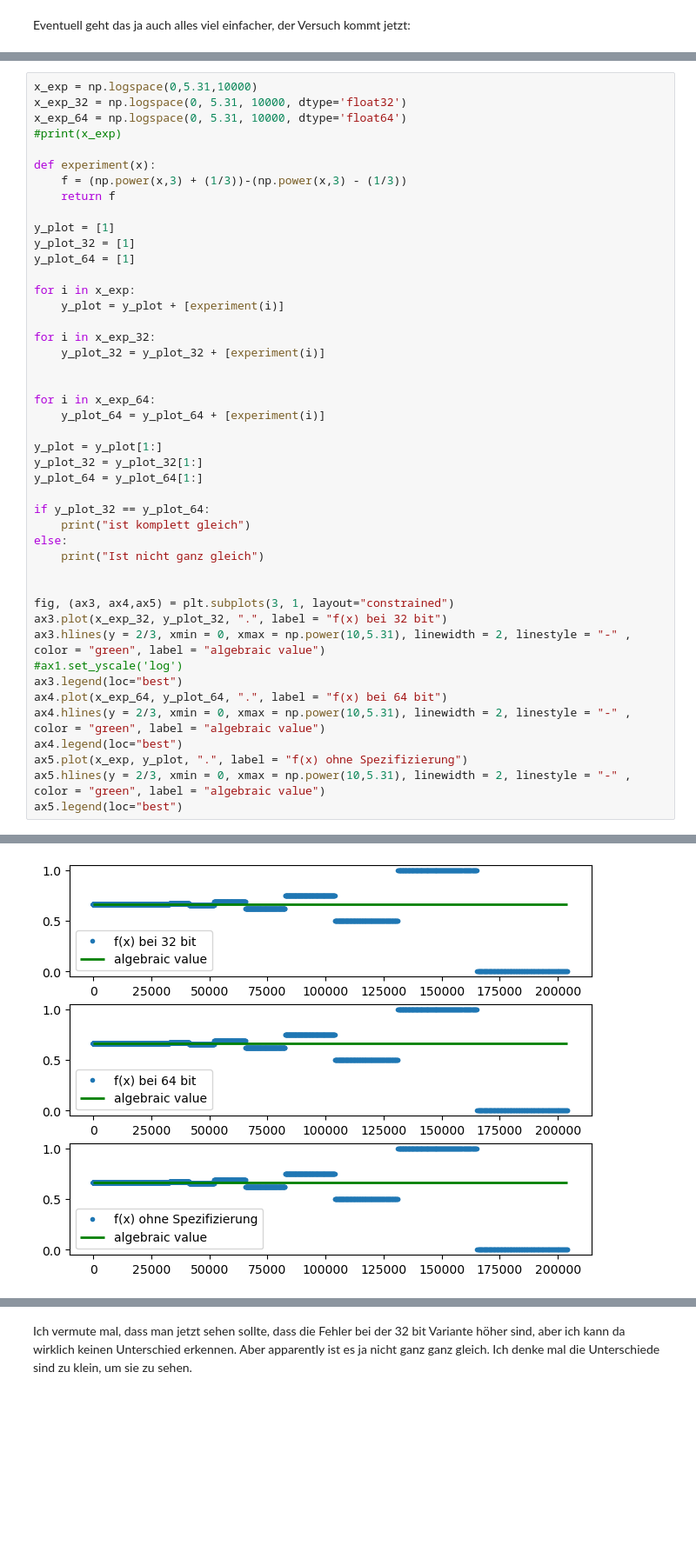
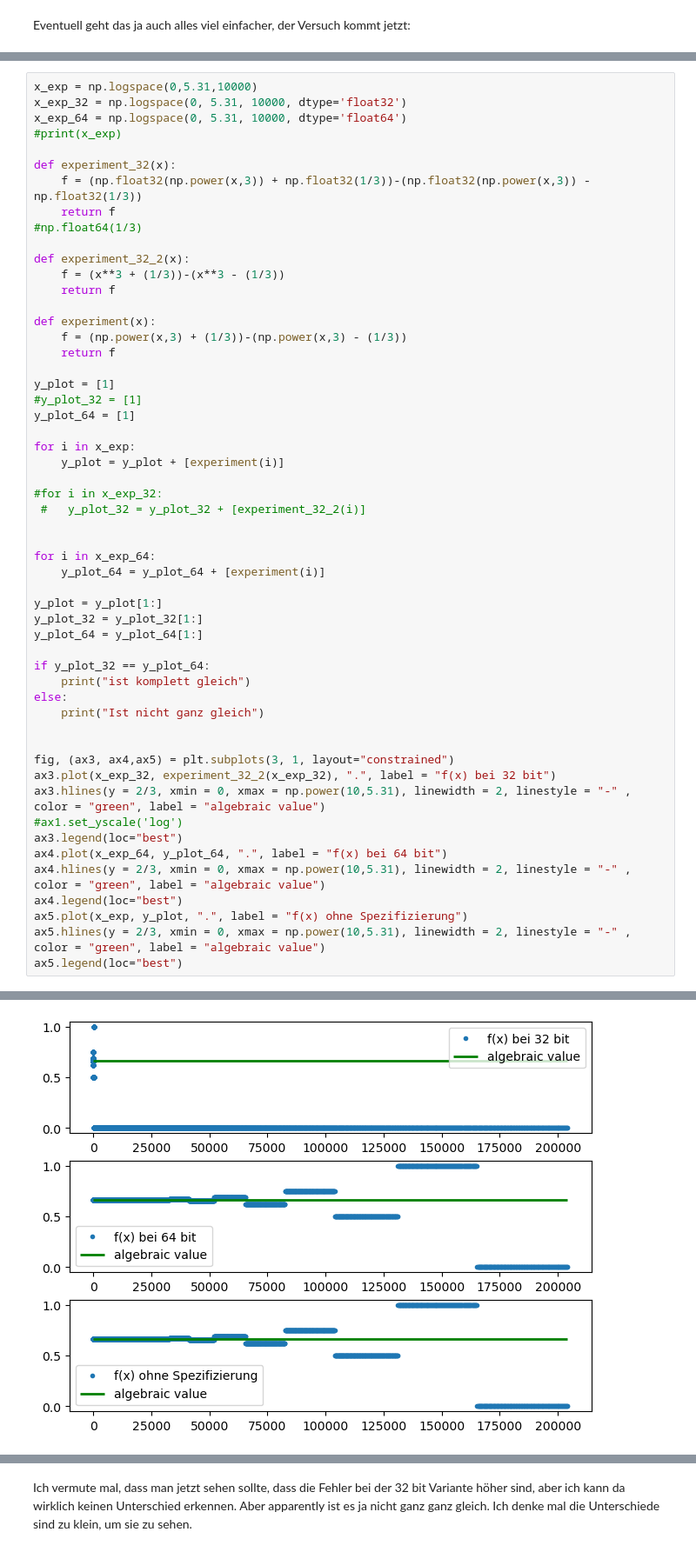
Before and after one commit to AmelieHater/SMD_A_2024, a Jupyter notebook: Blatt_01/Blatt_01_Amelie.ipynb, the cells around one changed output, grey strips where cells are left out. Shown at 87% size. Drawn from its saved outputs; the diff is of its cells as text; blank space fills up the shorter version.

```diff
--- a/Blatt_01/Blatt_01_Amelie.ipynb
+++ b/Blatt_01/Blatt_01_Amelie.ipynb
@@ -117,46 +121,55 @@ x_exp_32 = np.logspace(0, 5.31, 10000, dtype='float32')
 x_exp_64 = np.logspace(0, 5.31, 10000, dtype='float64')
 #print(x_exp)
 
+def experiment_32(x):
+    f = (np.float32(np.power(x,3)) + np.float32(1/3))-(np.float32(np.power(x,3)) - np.float32(1/3))
+    return f
+#np.float64(1/3)
+
+def experiment_32_2(x):
+    f = (x**3 + (1/3))-(x**3 - (1/3))
+    return f
+
 def experiment(x):
     f = (np.power(x,3) + (1/3))-(np.power(x,3) - (1/3))
     return f
 
 y_plot = [1]
-y_plot_32 = [1]
+#y_plot_32 = [1]
 y_plot_64 = [1]
 
 for i in x_exp:
     y_plot = y_plot + [experiment(i)]
 
-for i in x_exp_32:
-    y_plot_32 = y_plot_32 + [experiment(i)]
+#for i in x_exp_32:
+ #   y_plot_32 = y_plot_32 + [experiment_32_2(i)]
 
 
 for i in x_exp_64:
     y_plot_64 = y_plot_64 + [experiment(i)]
 
 y_plot = y_plot[1:]
 y_plot_32 = y_plot_32[1:]
 y_plot_64 = y_plot_64[1:]
 
 if y_plot_32 == y_plot_64:
     print("ist komplett gleich")
 else:
     print("Ist nicht ganz gleich")
 
 
 fig, (ax3, ax4,ax5) = plt.subplots(3, 1, layout="constrained")
-ax3.plot(x_exp_32, y_plot_32, ".", label = "f(x) bei 32 bit")
+ax3.plot(x_exp_32, experiment_32_2(x_exp_32), ".", label = "f(x) bei 32 bit")
 ax3.hlines(y = 2/3, xmin = 0, xmax = np.power(10,5.31), linewidth = 2, linestyle = "-" , color = "green", label = "algebraic value")
 #ax1.set_yscale('log')
 ax3.legend(loc="best")
 ax4.plot(x_exp_64, y_plot_64, ".", label = "f(x) bei 64 bit")
 ax4.hlines(y = 2/3, xmin = 0, xmax = np.power(10,5.31), linewidth = 2, linestyle = "-" , color = "green", label = "algebraic value")
 ax4.legend(loc="best")
 ax5.plot(x_exp, y_plot, ".", label = "f(x) ohne Spezifizierung")
 ax5.hlines(y = 2/3, xmin = 0, xmax = np.power(10,5.31), linewidth = 2, linestyle = "-" , color = "green", label = "algebraic value")
 ax5.legend(loc="best")
 # %% [output]
 Ist nicht ganz gleich
 <matplotlib.legend.Legend at 0x...>
-[figure, old version]
+[figure, new version]
```
Also changed, not shown: parts of 6 cells of this notebook, 1 other file.
